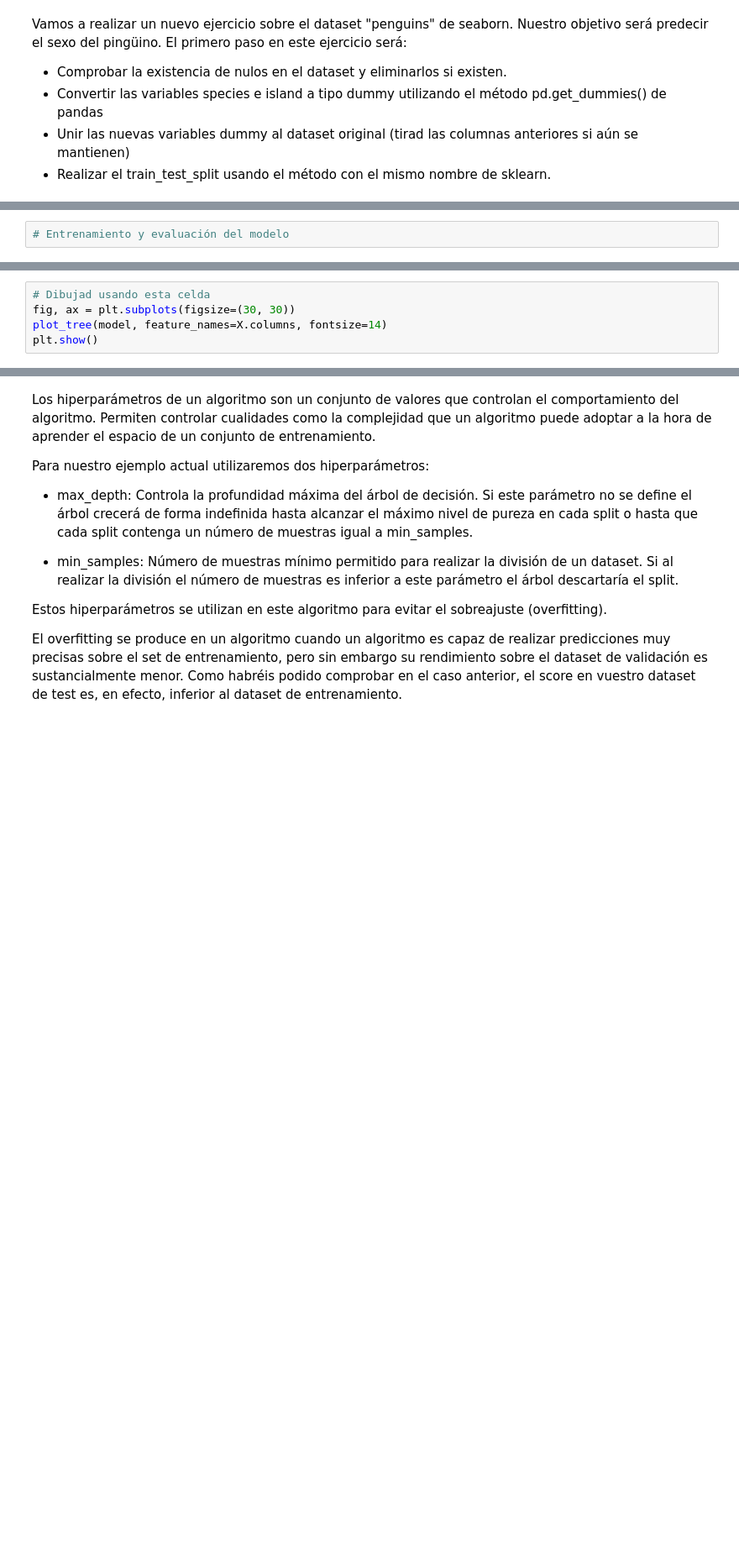
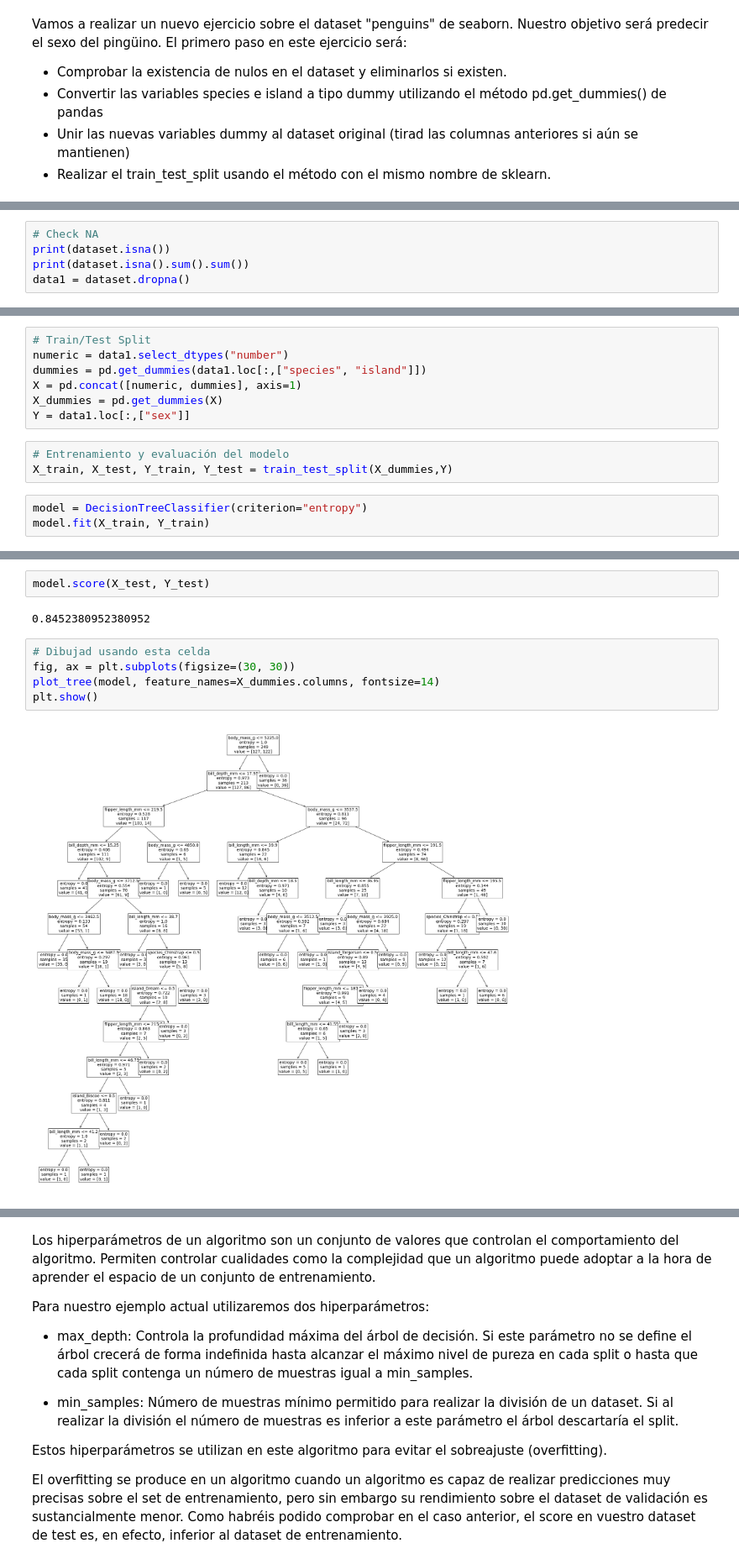
Before and after one commit to rapegme/IA3, a Jupyter notebook: Copia_de_Decision_trees.ipynb, the cells around one changed output, grey strips where cells are left out. Shown at 84% size. Cells and saved outputs as stored; diff of their text form; blank space fills up the shorter version.

```diff
--- a/Copia_de_Decision_trees.ipynb
+++ b/Copia_de_Decision_trees.ipynb
@@ -195,0 +267,5 @@ dataset = sns.load_dataset("penguins")
+# %%
+# Check NA
+print(dataset.isna())
+print(dataset.isna().sum().sum())
+data1 = dataset.dropna()
@@ -196,2 +301,13 @@ dataset = sns.load_dataset("penguins")
+# %%
+# Train/Test Split
+numeric = data1.select_dtypes("number")
+dummies = pd.get_dummies(data1.loc[:,["species", "island"]])
+X = pd.concat([numeric, dummies], axis=1)
+X_dummies = pd.get_dummies(X)
+Y = data1.loc[:,["sex"]]
 # %%
 # Entrenamiento y evaluación del modelo
+X_train, X_test, Y_train, Y_test = train_test_split(X_dummies,Y)
+# %%
+model = DecisionTreeClassifier(criterion="entropy")
+model.fit(X_train, Y_train)
@@ -198,8 +325,14 @@ dataset = sns.load_dataset("penguins")
+# %%
+model.score(X_test, Y_test)
+# %% [output]
+0.8452380952380952
 # %%
 # Dibujad usando esta celda
 fig, ax = plt.subplots(figsize=(30, 30))
-plot_tree(model, feature_names=X.columns, fontsize=14)
+plot_tree(model, feature_names=X_dummies.columns, fontsize=14)
 plt.show()
+# %% [output]
+[figure, added]
 # %% [markdown]
 ![ML_7.png](embedded-picture-1)
 # %% [markdown]
```
Also changed, not shown: parts of 16 cells of this notebook.
